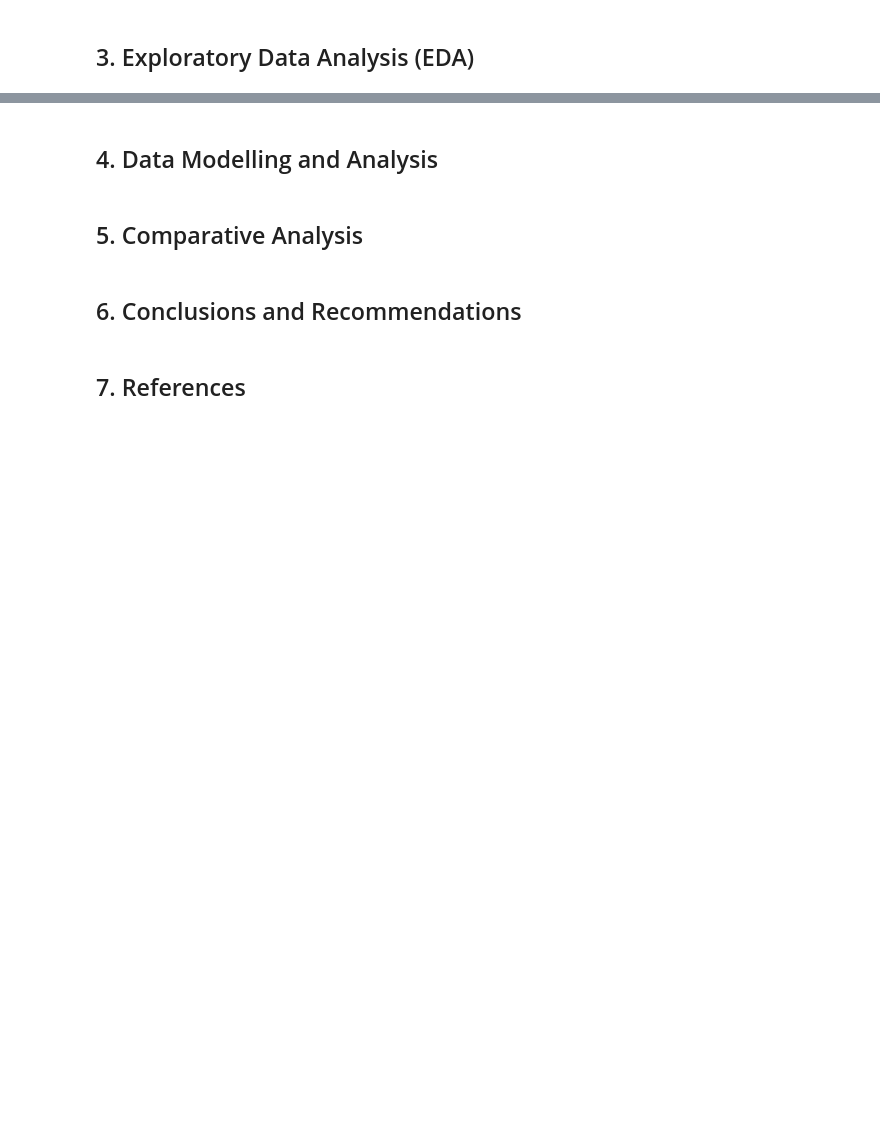
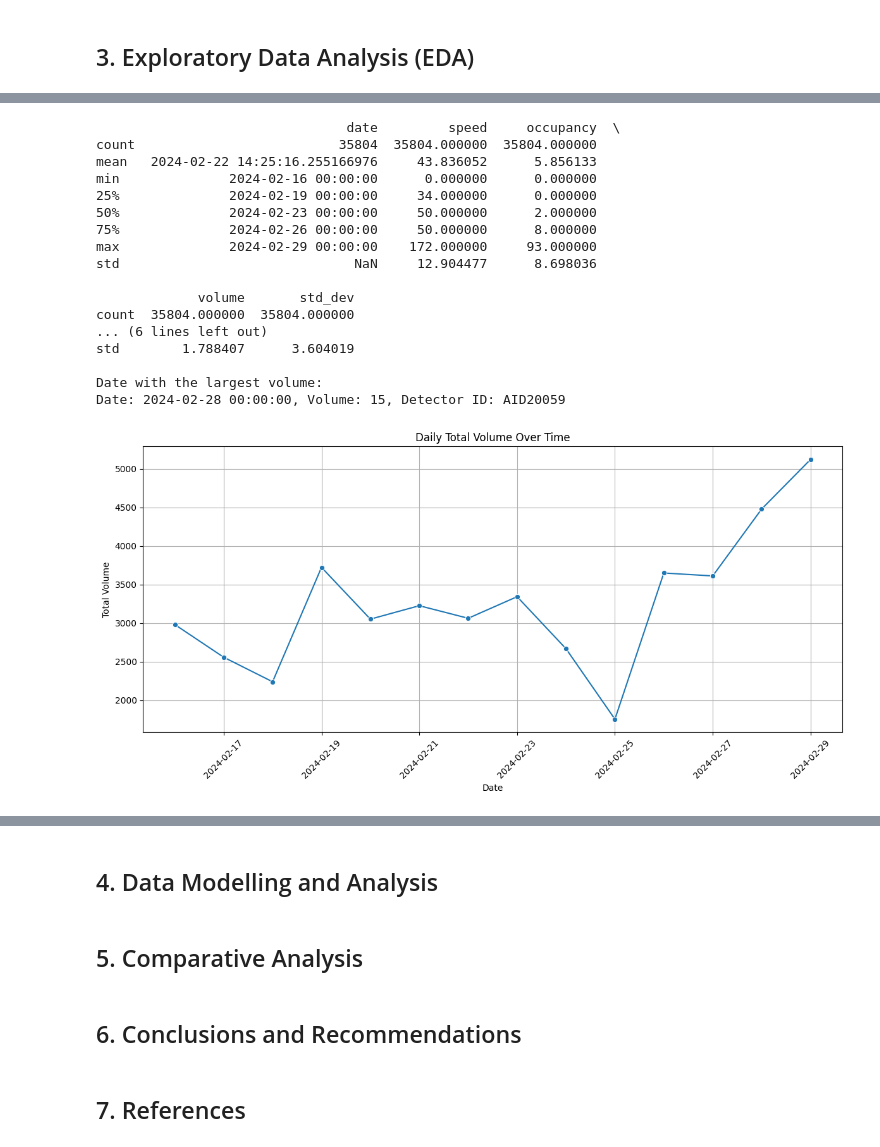
Before and after one commit to linxianying/G12_GuidedProject, a Jupyter notebook: traffic_air_sg.ipynb, the cells around one changed output, grey strips where cells are left out. Saved outputs shown, nothing was run; the diff lists cells and outputs as text; code cells hidden in the pictures; blank space fills up the shorter version.

Commit message:
update the xml processing code, and EDA for HK traffic data

```diff
--- a/traffic_air_sg.ipynb
+++ b/traffic_air_sg.ipynb
@@ -247,0 +276,22 @@ HTTPError: 500 Server Error: Internal Server Error for url: https://datamall2.my
+# %%
+
+# Data Cleaning
+# Convert columns to appropriate data types
+hk_traffic_df['speed'] = pd.to_numeric(hk_traffic_df['speed'], errors='coerce')
+hk_traffic_df['occupancy'] = pd.to_numeric(hk_traffic_df['occupancy'], errors='coerce')
+hk_traffic_df['volume'] = pd.to_numeric(hk_traffic_df['volume'], errors='coerce')
+hk_traffic_df['std_dev'] = pd.to_numeric(hk_traffic_df['std_dev'], errors='coerce')
+
+# Convert 'date' column to datetime for time series analysis
+hk_traffic_df['date'] = pd.to_datetime(hk_traffic_df['date'])
+
+# Convert 'period_from' to datetime format for easier handling
+hk_traffic_df['period_from'] = pd.to_datetime(hk_traffic_df['period_from'], format='%H:%M:%S').dt.time
+
+# Check for missing values
+missing_values = hk_traffic_df.isnull().sum()
+print("Missing values in each column:")
+print(missing_values)
+
+# Drop rows with missing values
+hk_traffic_df.dropna(inplace=True)
@@ -249,0 +336,42 @@ HTTPError: 500 Server Error: Internal Server Error for url: https://datamall2.my
+# %%
+import pandas as pd
+import matplotlib.pyplot as plt
+import seaborn as sns
+
+# Finding the date with the largest volume
+max_volume_row = hk_traffic_df.loc[hk_traffic_df['volume'].idxmax()]
+print("\nDate with the largest volume:")
+print(f"Date: {max_volume_row['date']}, Volume: {max_volume_row['volume']}, Detector ID: {max_volume_row['detector_id']}")
+
+# Grouping by date to analyze total volume per day
+daily_volume = hk_traffic_df.groupby('date')['volume'].sum().reset_index()
+
+# Plotting daily volume over time
+plt.figure(figsize=(12, 6))
+sns.lineplot(data=daily_volume, x='date', y='volume', marker='o')
+plt.title('Daily Total Volume Over Time')
+plt.xlabel('Date')
+plt.ylabel('Total Volume')
+plt.xticks(rotation=45)
+plt.grid()
+plt.tight_layout()
+plt.show()
+# %% [output]
+                                date         speed     occupancy  \
+count                          35804  35804.000000  35804.000000
+mean   2024-02-22 14:25:16.255166976     43.836052      5.856133
+min              2024-02-16 00:00:00      0.000000      0.000000
+25%              2024-02-19 00:00:00     34.000000      0.000000
+50%              2024-02-23 00:00:00     50.000000      2.000000
+75%              2024-02-26 00:00:00     50.000000      8.000000
+max              2024-02-29 00:00:00    172.000000     93.000000
+std                              NaN     12.904477      8.698036
+
+             volume       std_dev
+count  35804.000000  35804.000000
+... (6 lines left out)
+std        1.788407      3.604019
+
+Date with the largest volume:
+Date: 2024-02-28 00:00:00, Volume: 15, Detector ID: AID20059
+[figure, added]
```
Also changed, not shown: parts of 9 cells of this notebook.
